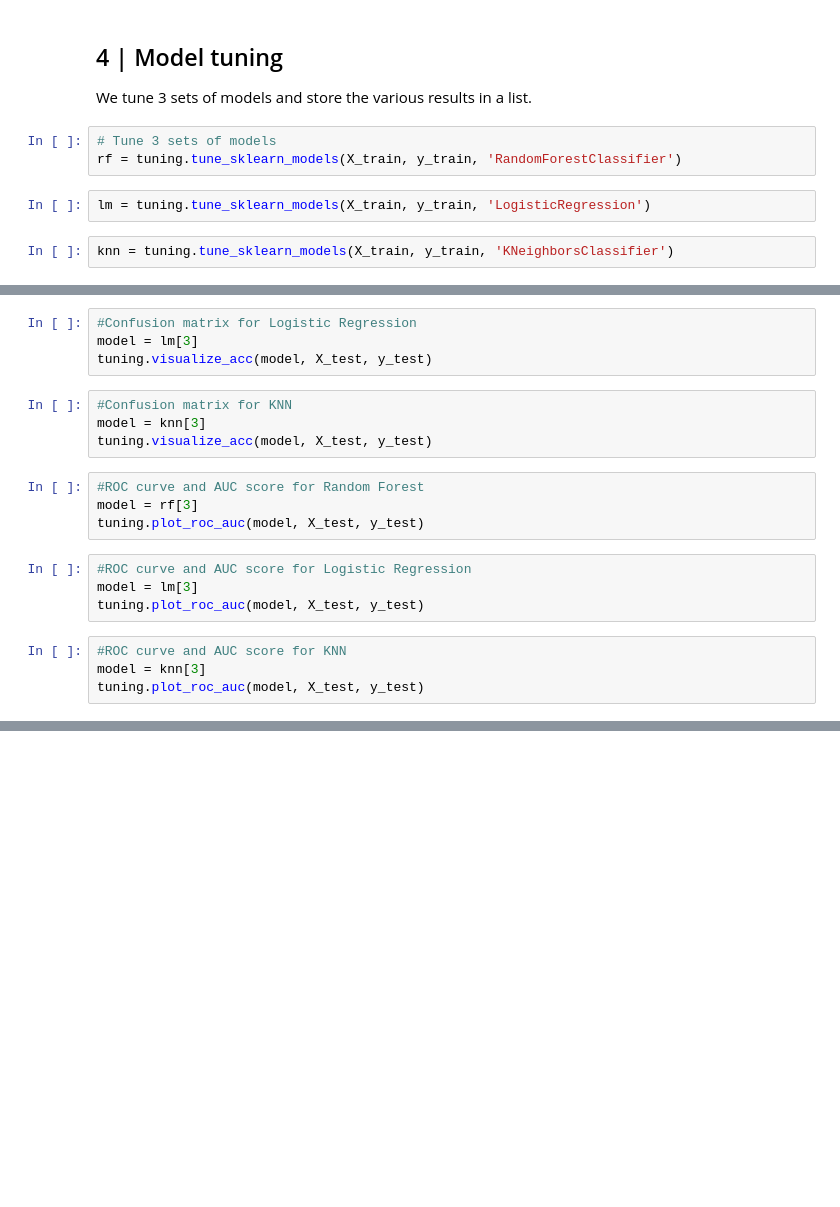
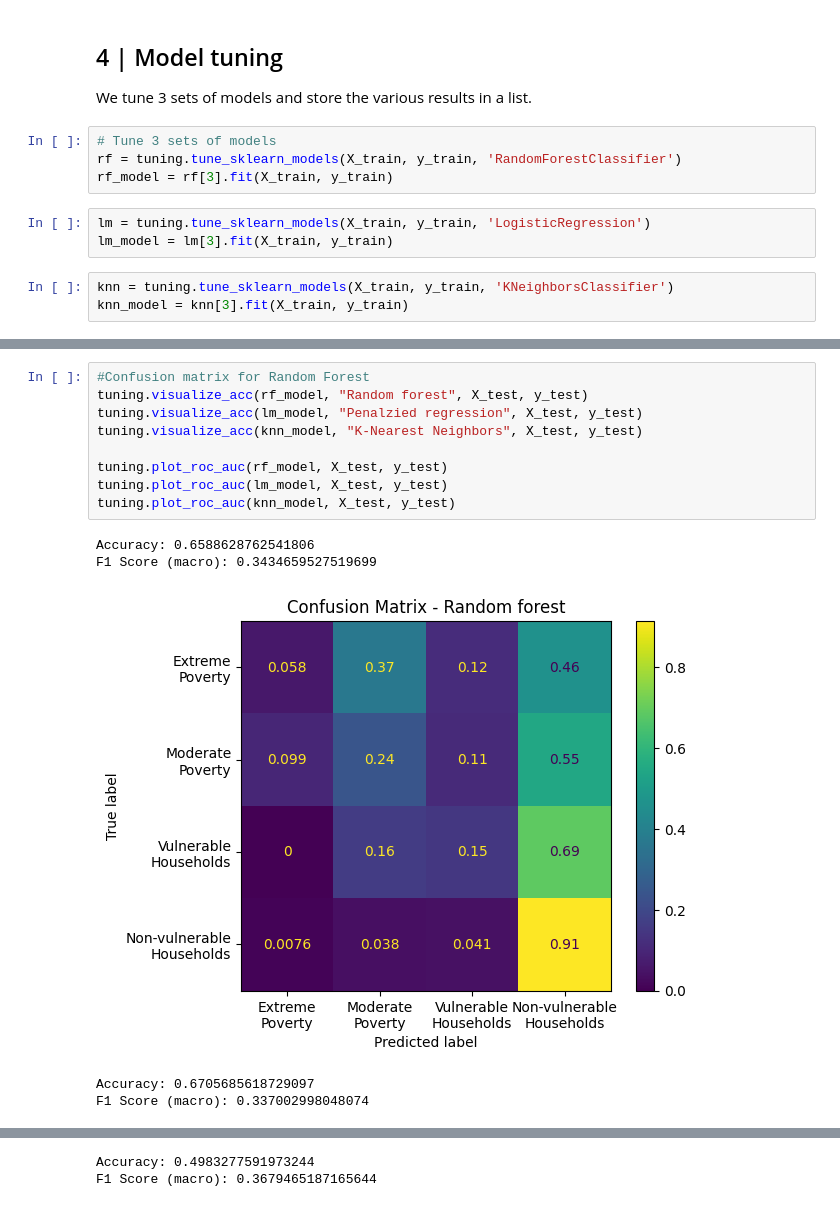
Before and after one commit to m-rosenbaum/cr_pmt, a Jupyter notebook: model/cleaning.ipynb, the cells around one changed output, grey strips where cells are left out. Saved outputs shown, nothing was run; the diff lists cells and outputs as text; blank space fills up the shorter version.

Commit message:
Working modelng and diagnostics

```diff
--- a/model/cleaning.ipynb
+++ b/model/cleaning.ipynb
@@ -81,9 +81,12 @@ We tune 3 sets of models and store the various results in a list.
 # %%
 # Tune 3 sets of models
 rf = tuning.tune_sklearn_models(X_train, y_train, 'RandomForestClassifier')
+rf_model = rf[3].fit(X_train, y_train)
 # %%
 lm = tuning.tune_sklearn_models(X_train, y_train, 'LogisticRegression')
+lm_model = lm[3].fit(X_train, y_train)
 # %%
 knn = tuning.tune_sklearn_models(X_train, y_train, 'KNeighborsClassifier')
+knn_model = knn[3].fit(X_train, y_train)
 # %%
 # Storing MR trained CV values and then the best parameters as comments
@@ -118,20 +103,15 @@ tuning.visualize_acc(model, X_test, y_test)
-# %%
-#Confusion matrix for Logistic Regression
-model = lm[3]
-tuning.visualize_acc(model, X_test, y_test)
-# %%
-#Confusion matrix for KNN
-model = knn[3]
-tuning.visualize_acc(model, X_test, y_test)
-# %%
-#ROC curve and AUC score for Random Forest
-model = rf[3]
-tuning.plot_roc_auc(model, X_test, y_test)
-# %%
-#ROC curve and AUC score for Logistic Regression
-model = lm[3]
-tuning.plot_roc_auc(model, X_test, y_test)
-# %%
-#ROC curve and AUC score for KNN
-model = knn[3]
-tuning.plot_roc_auc(model, X_test, y_test)
+# %%
+#Confusion matrix for Random Forest
+tuning.visualize_acc(rf_model, "Random forest", X_test, y_test)
+tuning.visualize_acc(lm_model, "Penalzied regression", X_test, y_test)
+tuning.visualize_acc(knn_model, "K-Nearest Neighbors", X_test, y_test)
+
+tuning.plot_roc_auc(rf_model, X_test, y_test)
+tuning.plot_roc_auc(lm_model, X_test, y_test)
+tuning.plot_roc_auc(knn_model, X_test, y_test)
+# %% [output]
+Accuracy: 0.6588628762541806
+F1 Score (macro): 0.3434659527519699
+[figure, added]
+Accuracy: 0.6705685618729097
+F1 Score (macro): 0.337002998048074
@@ -137,0 +119,2 @@ tuning.plot_roc_auc(model, X_test, y_test)
+Accuracy: 0.4983277591973244
+F1 Score (macro): 0.3679465187165644
```
Also changed, not shown: parts of 6 cells of this notebook, 1 other file.
